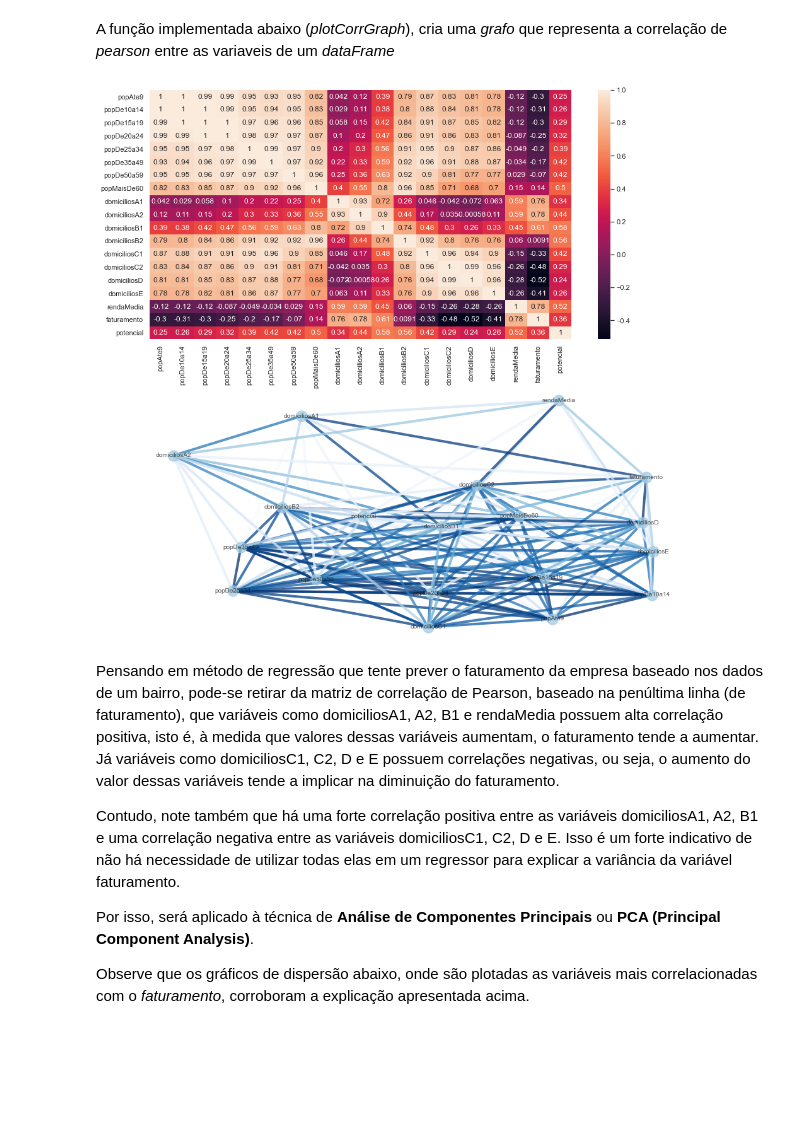
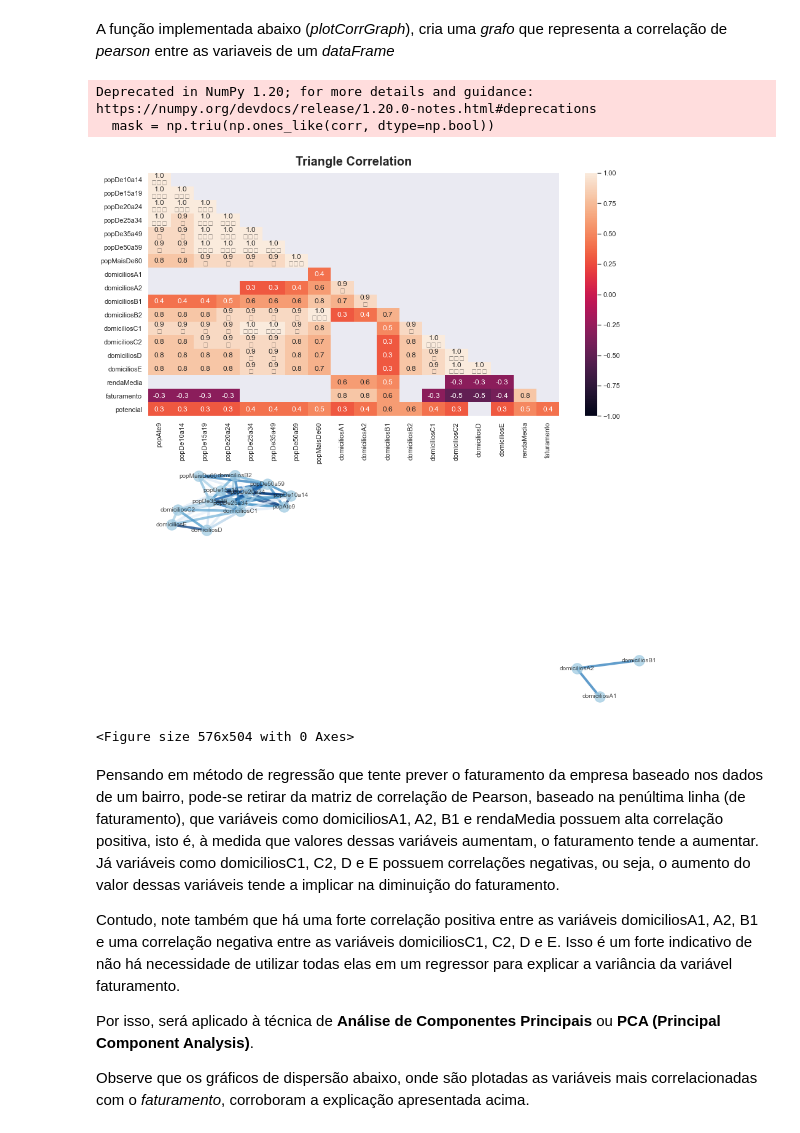
Before and after one commit to lucasvictorsp/Data-Science_Project-, a Jupyter notebook: Solution_Case-Geofusion_Data-Processing.ipynb, the cells around one changed output. Drawn from its saved outputs; the diff is of its cells as text; code cells hidden in the pictures; blank space fills up the shorter version.

Commit message:
modification to the correlation matrix heatmap

```diff
--- a/Solution_Case-Geofusion_Data-Processing.ipynb
+++ b/Solution_Case-Geofusion_Data-Processing.ipynb
@@ -171,9 +171,9 @@ for i in classes:
 # %% [markdown]
 A função implementada abaixo (*plotCorrGraph*), cria uma *grafo* que representa a correlação de *pearson* entre as variaveis de um *dataFrame*
 # %%
-import networkx as nx
+#import networkx as nx
 
-def plotCorrGraph(df):
+def plotCorrGraph(df, limit = 0.0, altura1 = 7, largura1 = 8):
     # Calculate the correlation between individuals. We have to transpose first, because the corr function calculate the pairwise correlations between columns.
     corr = df.corr().abs()
 
@@ -182,36 +182,70 @@ def plotCorrGraph(df):
     links.columns = ['var1', 'var2','value']
 
     # Keep only correlation over a threshold and remove self correlation (cor(A,A)=1)
-    links_filtered=links.loc[(links['var1'] != links['var2'])]
+    links_filtered = links.loc[(links['var1'] != links['var2'])]
+
+    links_filtered_Mask = (links_filtered['value'] < limit)
+    links_filtered = links_filtered.loc[~links_filtered_Mask]
 
     temp = []
     checkvalues= []
     for row in links_filtered.values:
-        if row[2]>.2 and row[2] not in checkvalues:
+        if row[2] not in checkvalues:
             temp.append(row)
             checkvalues.append(row[2])
 
     links_filtered = pd.DataFrame(temp, columns=['var1', 'var2','value'])
 
     # Build your graph
-    G=nx.from_pandas_edgelist(links_filtered, 'var1', 'var2', )
+    G = nx.from_pandas_edgelist(links_filtered, 'var1', 'var2', )
 
     # Plot the network:
     nx.draw(G, with_labels=True, font_size=10, alpha=.75, node_color='#A0CBE2',edge_color=links_filtered.value.values, width=4, edge_cmap=plt.cm.Blues)
-    # plt.figure(figsize=(12,8))
+
+    plt.figure(figsize=(largura1, altura1))
     plt.show()
-# %%
-#sns.set(rc={'figure.figsize':(12,7)})
-plt.figure(figsize=(15, 16))
-plt.subplot(2,1, 1)
-
-sns.heatmap(data=dfFoodBRJ.corr(method="pearson"), annot = True) # annot = True to print the values inside the square
-
-plt.subplot(2,1, 2)
-plotCorrGraph(dfFoodBRJ)
-plt.show()
-# %% [output]
-[figure, removed]
+# %%
+#sns.set(rc={'figure.figsize':(12,7)})
+plt.figure(figsize=(15, 16))
+plt.subplot(2,1, 1)
+
+#sns.heatmap(data=dfFoodBRJ.corr(method="pearson"), annot = True) # annot = True to print the values inside the square
+
+corr = round(dfFoodBRJ.corr(method="pearson"), 1)
+mask = np.triu(np.ones_like(corr, dtype=np.bool))
+cut_off = 0.21  # only show cells with abs(correlation) at least this value
+#extreme_1 = 0.9  # show with a star
+#extreme_2 = 0.98  # show with a second star
+#extreme_3 = 0.99  # show with a third star
+mask |= np.abs(corr) < cut_off
+corr = corr[~mask]  # fill in NaN in the non-desired cells
+
+#mask |= np.abs(corr) >= 0.9999
+#corr = corr[~mask]  # fill in NaN in the non-desired cells
+
+remove_empty_rows_and_cols = True
+if remove_empty_rows_and_cols:
+    wanted_cols = np.flatnonzero(np.count_nonzero(~mask, axis=1))
+    wanted_rows = np.flatnonzero(np.count_nonzero(~mask, axis=0))
+    corr = corr.iloc[wanted_cols, wanted_rows]
+
+#annot = [[f"{val:.1f}"
+#          + ('' if abs(val) < extreme_1 else '\n★')  # add one star if abs(val) >= extreme_1
+#          + ('' if abs(val) < extreme_2 else '★')  # add an extra star if abs(val) >= extreme_2
+#          + ('' if abs(val) < extreme_3 else '★')  # add yet an extra star if abs(val) >= extreme_3
+#          for val in row] for row in corr.to_numpy()]
+heatmap = sns.heatmap(corr, vmin=-1, vmax=1, annot=annot, fmt='')
+heatmap.set_title("Triangle Correlation", fontdict={'fontsize': 18}, fontsize = 20, fontweight = 'bold', pad=12)
+
+plt.subplot(2,1, 2)
+#plt.title('Graph Correlation', fontdict={'fontsize': 18}, fontsize = 20, fontweight = 'bold', pad = 12)
+plotCorrGraph(dfFoodBRJ, 0.85)
+plt.show()
+# %% [output]
+Deprecated in NumPy 1.20; for more details and guidance: https://numpy.org/devdocs/release/1.20.0-notes.html#deprecations
+  mask = np.triu(np.ones_like(corr, dtype=np.bool))
+[figure, added]
+<Figure size 576x504 with 0 Axes>
 # %% [markdown]
 Pensando em método de regressão que tente prever o faturamento da empresa baseado nos dados de um bairro, pode-se retirar da matriz de correlação de Pearson, baseado na penúltima linha (de faturamento), que variáveis como domiciliosA1, A2, B1 e rendaMedia possuem alta correlação positiva, isto é, à medida que valores dessas variáveis aumentam, o faturamento tende a aumentar. Já variáveis como domiciliosC1, C2, D e E possuem correlações negativas, ou seja, o aumento do valor dessas variáveis tende a implicar na diminuição do faturamento.
 
```
Also changed, not shown: 2 other files.
